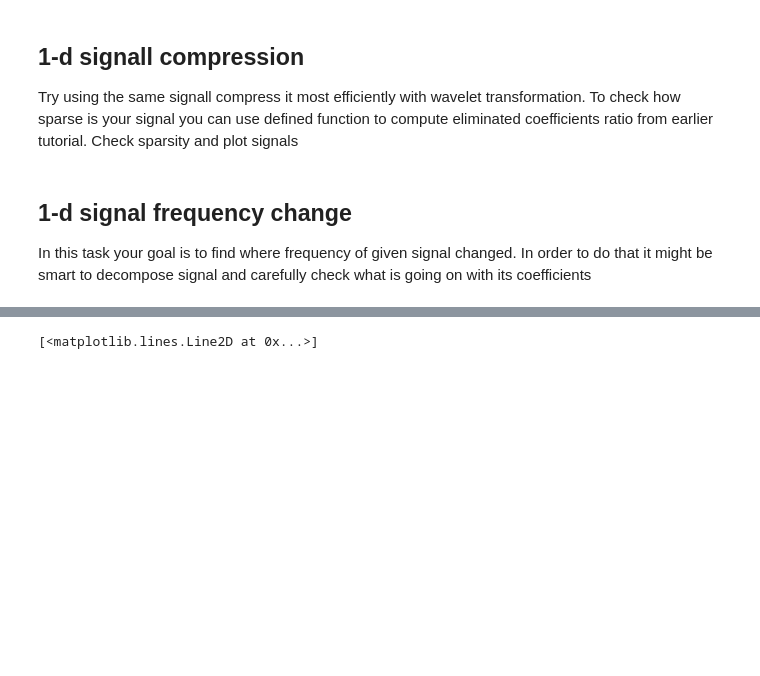
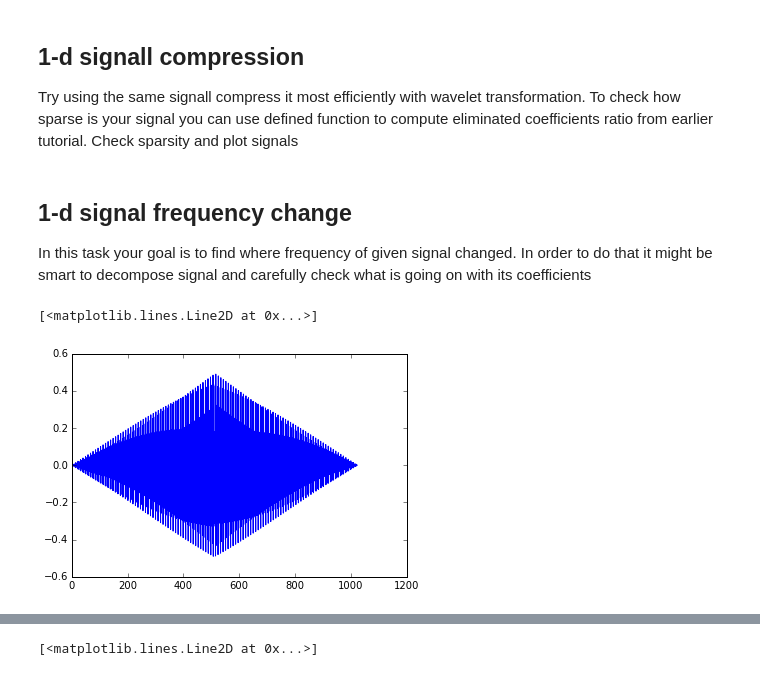
Before and after one commit to AdamGabrys/Patter_Recognition_Wavelets, a Jupyter notebook: exercies.ipynb, the cells around one changed output, grey strips where cells are left out. Drawn from its saved outputs; the diff is of its cells as text; code cells hidden in the pictures; blank space fills up the shorter version.

```diff
--- a/exercies.ipynb
+++ b/exercies.ipynb
@@ -220,3 +222,8 @@ Check sparsity and plot signals
 In this task your goal is to find where frequency of given signal changed. In order to do that it might be smart to decompose signal and carefully check what is going on with its coefficients
 # %%
 dist = tftb.processing.WignerVilleDistribution(signal)
+# %%
+plt.plot(dist.freqs*np.sin(np.linspace(0,10000,1024)))
+# %% [output]
+[<matplotlib.lines.Line2D at 0x...>]
+[figure, added]
```
Also changed, not shown: parts of 26 cells of this notebook, 1 other file.
